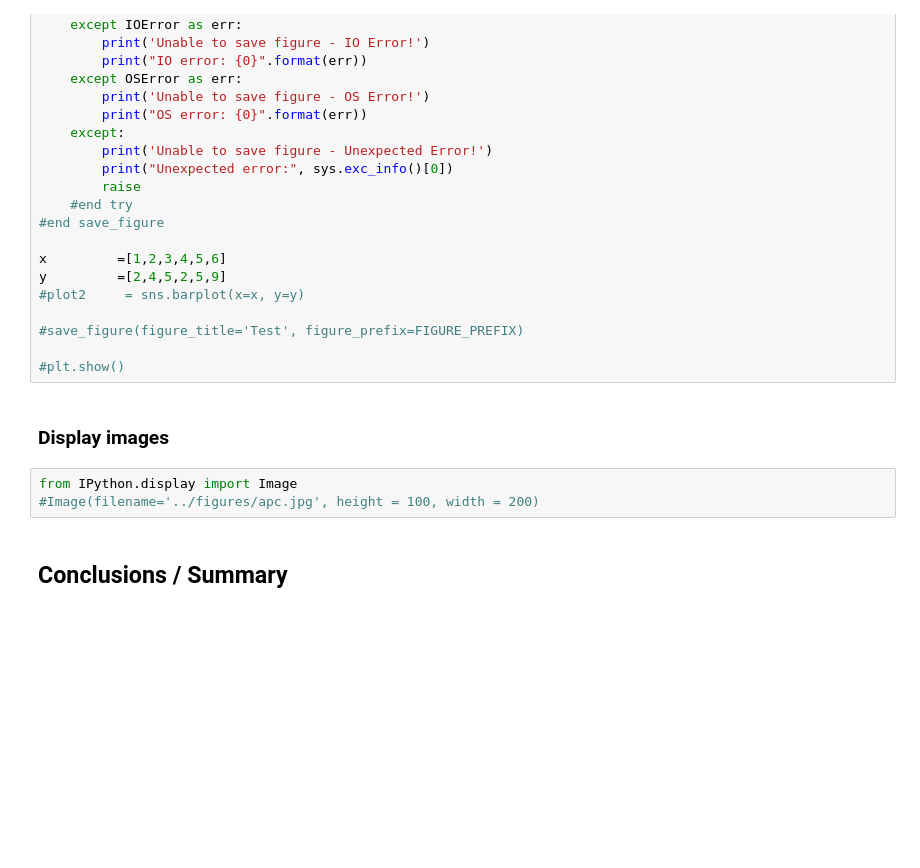
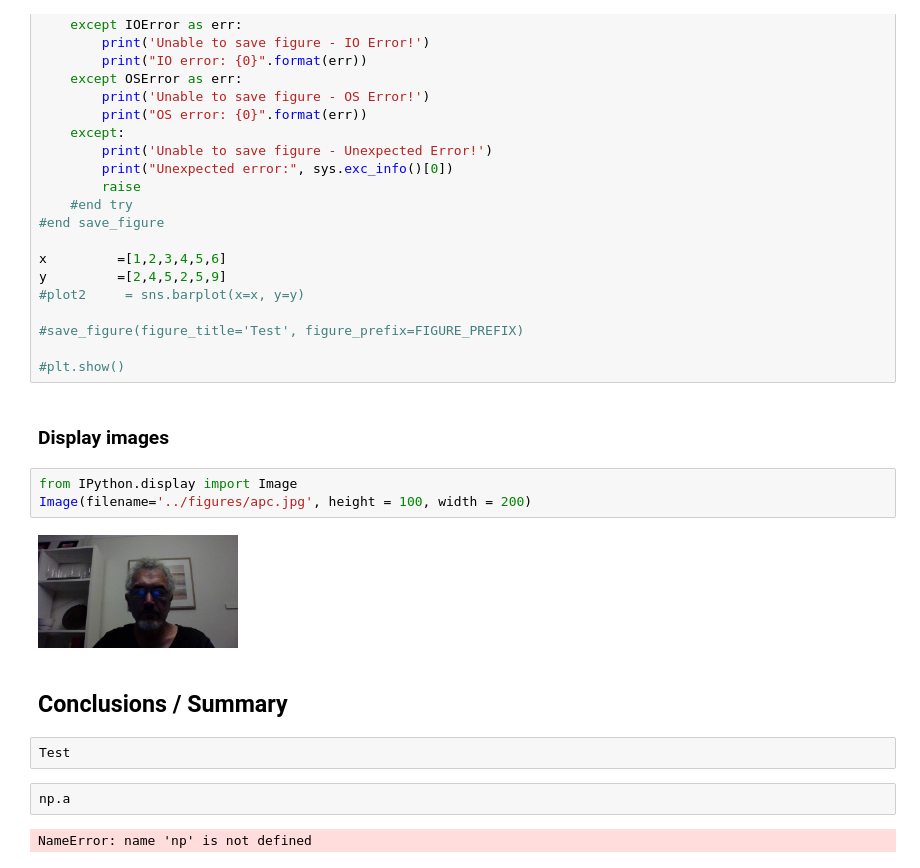
Before and after one commit to coolum001/BikeTripAnalysisNotebookProject, a Jupyter notebook: develop/2018-2-11-dc-BikeTripAnalysisNotebook.ipynb, the cells around one changed output. Cells and saved outputs as stored; diff of their text form; blank space fills up the shorter version.

```diff
--- a/develop/2018-2-11-dc-BikeTripAnalysisNotebook.ipynb
+++ b/develop/2018-2-11-dc-BikeTripAnalysisNotebook.ipynb
@@ -396,6 +402,14 @@ y         =[2,4,5,2,5,9]
 ### Display images
 # %%
 from IPython.display import Image
-#Image(filename='../figures/apc.jpg', height = 100, width = 200)
+Image(filename='../figures/apc.jpg', height = 100, width = 200)
+# %% [output]
+[figure, added]
 # %% [markdown]
 ## Conclusions / Summary
+# %%
+Test
+# %%
+np.a
+# %% [output]
+NameError: name 'np' is not defined
```
Also changed, not shown: parts of 9 cells of this notebook, 5 other files.
